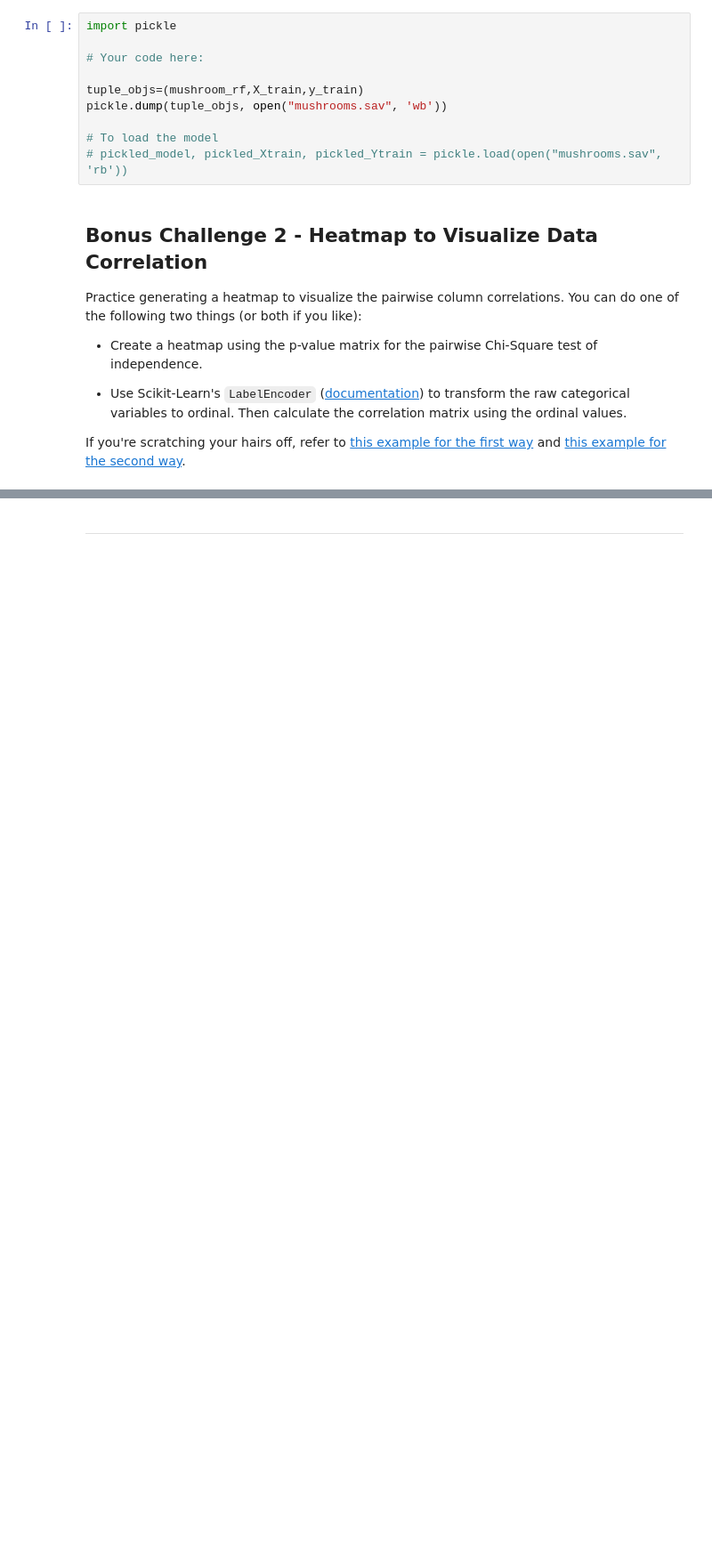
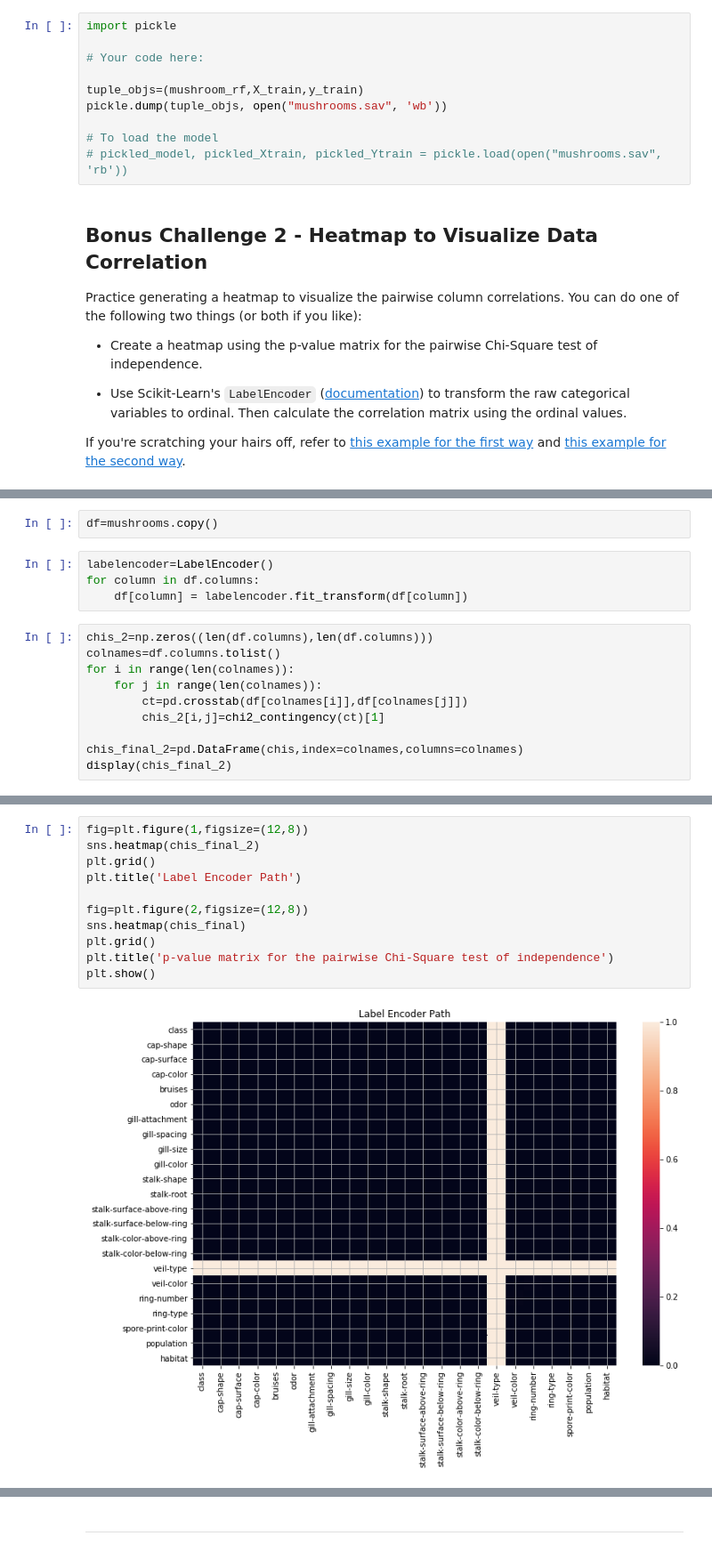
Before and after one commit to ironhack-datalabs/mad-oct-2018, a Jupyter notebook: module-3/lab-machine-learning-pipelines/your-code/main.ipynb, the cells around one changed output, grey strips where cells are left out. Shown at 89% size. Cells and saved outputs as stored; diff of their text form; blank space fills up the shorter version.

```diff
--- a/module-3/lab-machine-learning-pipelines/your-code/main.ipynb
+++ b/module-3/lab-machine-learning-pipelines/your-code/main.ipynb
@@ -424,0 +382,16 @@ Confusion matrix:
+# %%
+df=mushrooms.copy()
+# %%
+labelencoder=LabelEncoder()
+for column in df.columns:
+    df[column] = labelencoder.fit_transform(df[column])
+# %%
+chis_2=np.zeros((len(df.columns),len(df.columns)))
+colnames=df.columns.tolist()
+for i in range(len(colnames)):
+    for j in range(len(colnames)):
+        ct=pd.crosstab(df[colnames[i]],df[colnames[j]])
+        chis_2[i,j]=chi2_contingency(ct)[1]
+
+chis_final_2=pd.DataFrame(chis,index=colnames,columns=colnames)
+display(chis_final_2)
@@ -424,0 +417,13 @@ Confusion matrix:
+# %%
+fig=plt.figure(1,figsize=(12,8))
+sns.heatmap(chis_final_2)
+plt.grid()
+plt.title('Label Encoder Path')
+
+fig=plt.figure(2,figsize=(12,8))
+sns.heatmap(chis_final)
+plt.grid()
+plt.title('p-value matrix for the pairwise Chi-Square test of independence')
+plt.show()
+# %% [output]
+[figure, added]
```
Also changed, not shown: parts of 11 cells of this notebook, 1 other file.
